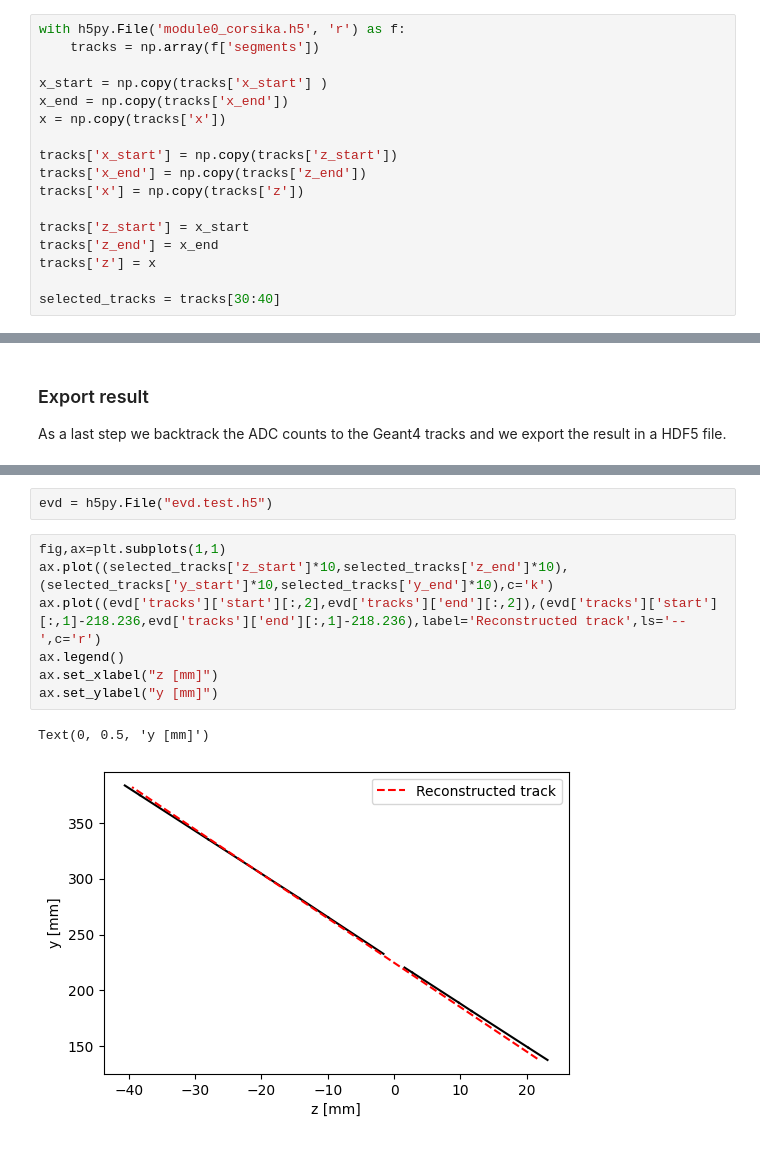
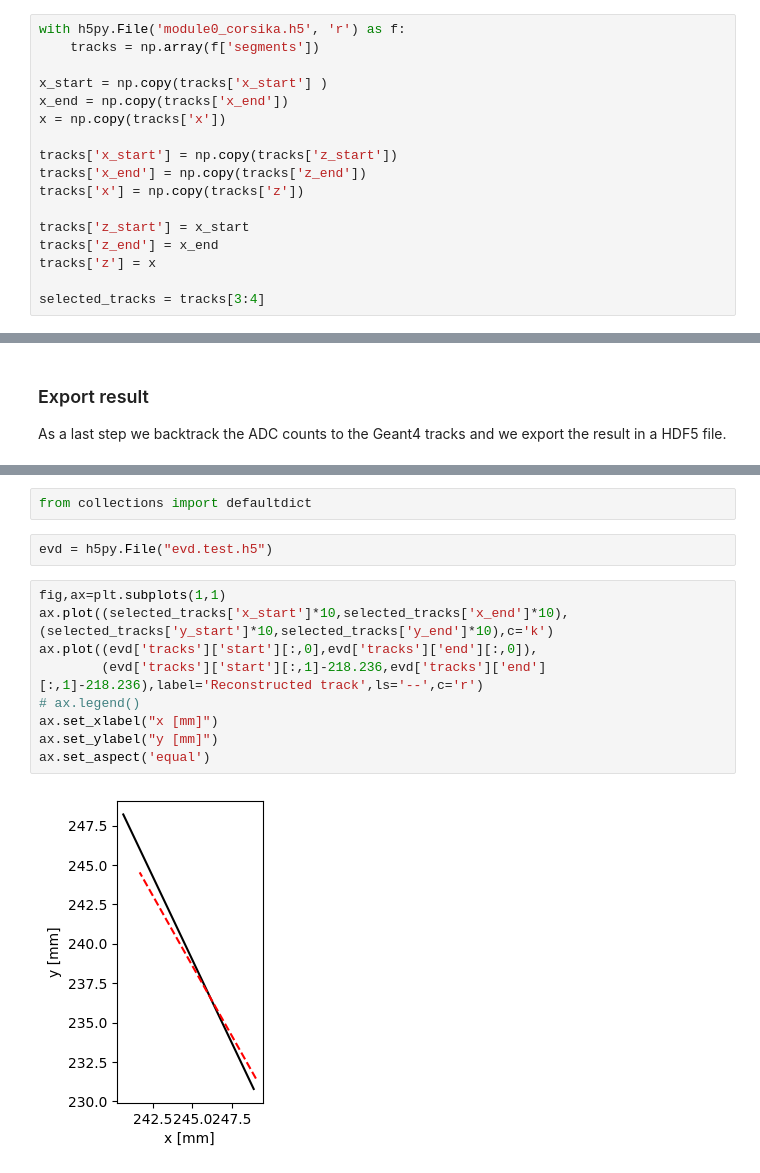
Before and after one commit to DUNE/larnd-sim, a Jupyter notebook: examples/Pixel induced current.ipynb, the cells around one changed output, grey strips where cells are left out. Saved outputs shown, nothing was run; the diff lists cells and outputs as text.

```diff
--- a/examples/Pixel induced current.ipynb
+++ b/examples/Pixel induced current.ipynb
@@ -57,4 +59,4 @@ tracks['z_start'] = x_start
 tracks['z_end'] = x_end
 tracks['z'] = x
 
-selected_tracks = tracks[30:40]
+selected_tracks = tracks[3:4]
@@ -430,15 +621,18 @@ packets parsed: 57/58   events found: 1 time remaining 0.00min...Done!
 finishing up...
 0 chunks remaining...
 done
+# %%
+from collections import defaultdict
 # %%
 evd = h5py.File("evd.test.h5")
 # %%
 fig,ax=plt.subplots(1,1)
-ax.plot((selected_tracks['z_start']*10,selected_tracks['z_end']*10),(selected_tracks['y_start']*10,selected_tracks['y_end']*10),c='k')
-ax.plot((evd['tracks']['start'][:,2],evd['tracks']['end'][:,2]),(evd['tracks']['start'][:,1]-218.236,evd['tracks']['end'][:,1]-218.236),label='Reconstructed track',ls='--',c='r')
-ax.legend()
-ax.set_xlabel("z [mm]")
+ax.plot((selected_tracks['x_start']*10,selected_tracks['x_end']*10),(selected_tracks['y_start']*10,selected_tracks['y_end']*10),c='k')
+ax.plot((evd['tracks']['start'][:,0],evd['tracks']['end'][:,0]),
+        (evd['tracks']['start'][:,1]-218.236,evd['tracks']['end'][:,1]-218.236),label='Reconstructed track',ls='--',c='r')
+# ax.legend()
+ax.set_xlabel("x [mm]")
 ax.set_ylabel("y [mm]")
+ax.set_aspect('equal')
 # %% [output]
-Text(0, 0.5, 'y [mm]')
-[figure, old version]
+[figure, new version]
```
Also changed, not shown: parts of 41 cells of this notebook, 1 other file.
